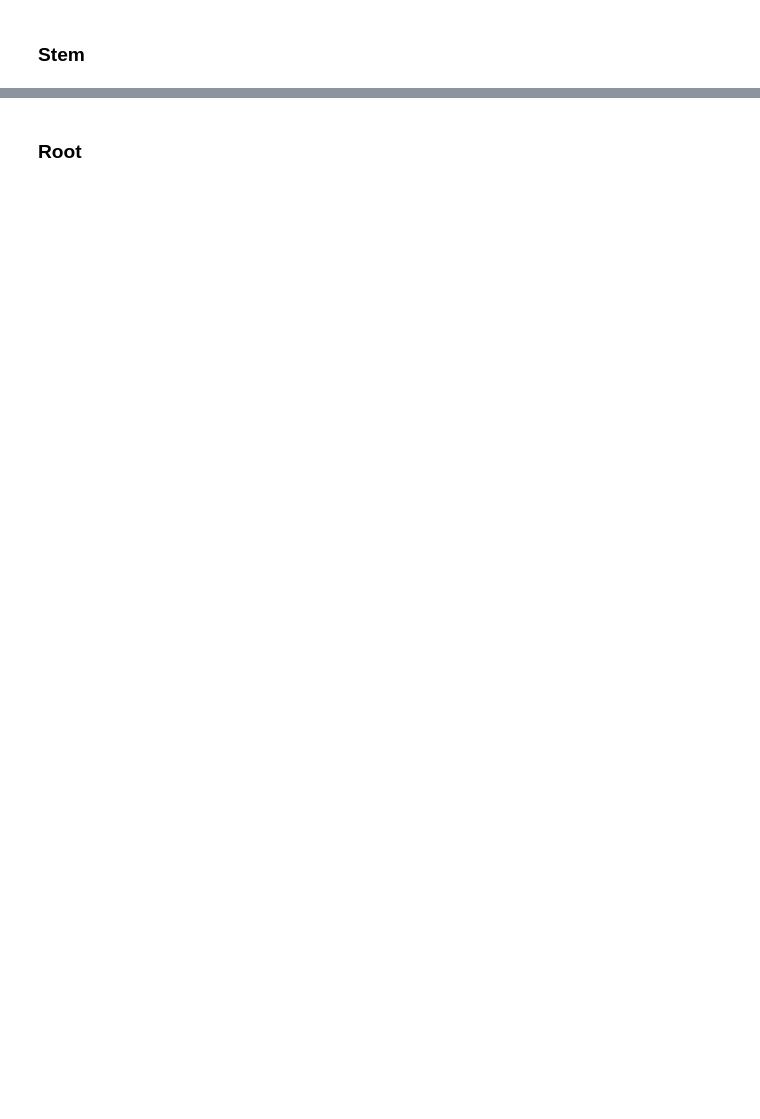
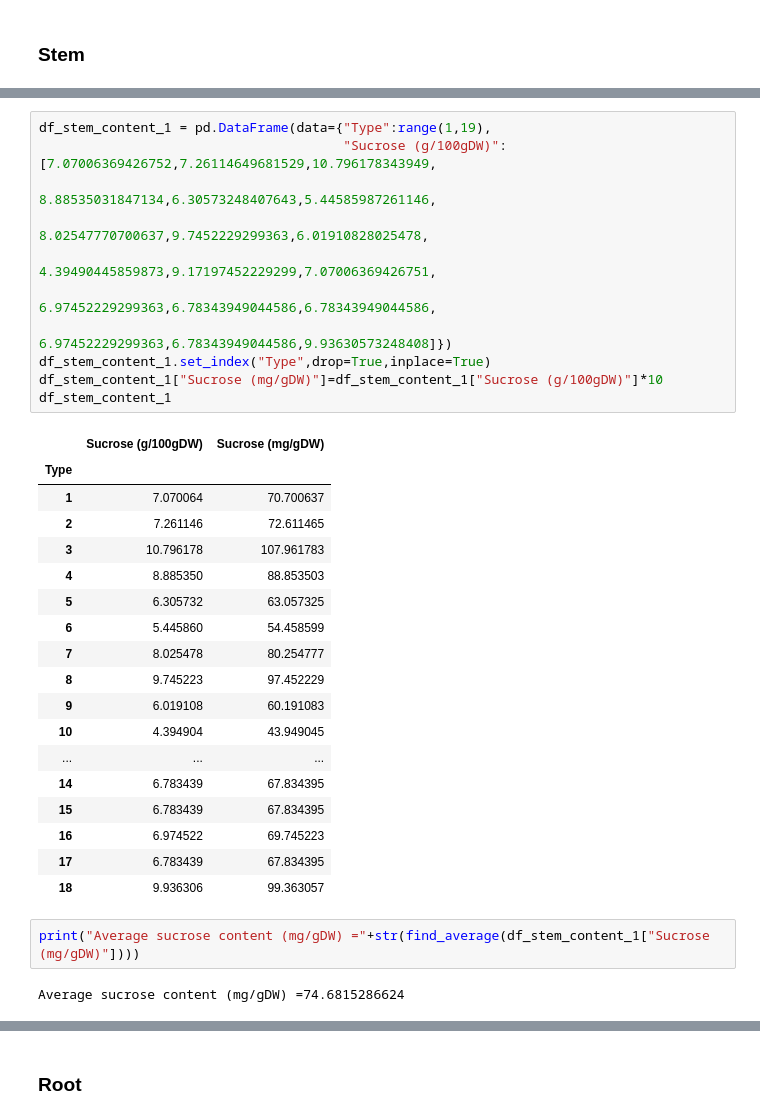
Before and after one commit to cropsinsilico/tissue-specific-FBA-models, a Jupyter notebook: Biomass data - maize.ipynb, the cells around one changed output, grey strips where cells are left out. Cells and saved outputs as stored; diff of their text form; blank space fills up the shorter version.

```diff
--- a/Biomass data - maize.ipynb
+++ b/Biomass data - maize.ipynb
@@ -238,0 +244,34 @@ Assumptions
+# %%
+df_stem_content_1 = pd.DataFrame(data={"Type":range(1,19),
+                                       "Sucrose (g/100gDW)":[7.07006369426752,7.26114649681529,10.796178343949,
+                                                             8.88535031847134,6.30573248407643,5.44585987261146,
+                                                             8.02547770700637,9.7452229299363,6.01910828025478,
+                                                             4.39490445859873,9.17197452229299,7.07006369426751,
+                                                             6.97452229299363,6.78343949044586,6.78343949044586,
+                                                             6.97452229299363,6.78343949044586,9.93630573248408]})
+df_stem_content_1.set_index("Type",drop=True,inplace=True)
+df_stem_content_1["Sucrose (mg/gDW)"]=df_stem_content_1["Sucrose (g/100gDW)"]*10
+df_stem_content_1
+# %% [output]
+|  | Sucrose (g/100gDW) | Sucrose (mg/gDW) |
+| Type |  |  |
+| 1 | 7.070064 | 70.700637 |
+| 2 | 7.261146 | 72.611465 |
+| 3 | 10.796178 | 107.961783 |
+| 4 | 8.885350 | 88.853503 |
+| 5 | 6.305732 | 63.057325 |
+| 6 | 5.445860 | 54.458599 |
+| 7 | 8.025478 | 80.254777 |
+| 8 | 9.745223 | 97.452229 |
+| 9 | 6.019108 | 60.191083 |
+| 10 | 4.394904 | 43.949045 |
+| ... | ... | ... |
+| 14 | 6.783439 | 67.834395 |
+| 15 | 6.783439 | 67.834395 |
+| 16 | 6.974522 | 69.745223 |
+| 17 | 6.783439 | 67.834395 |
+| 18 | 9.936306 | 99.363057 |
+# %%
+print("Average sucrose content (mg/gDW) ="+str(find_average(df_stem_content_1["Sucrose (mg/gDW)"])))
+# %% [output]
+Average sucrose content (mg/gDW) =74.6815286624
```
Also changed, not shown: parts of 51 cells of this notebook, 12 other files.
